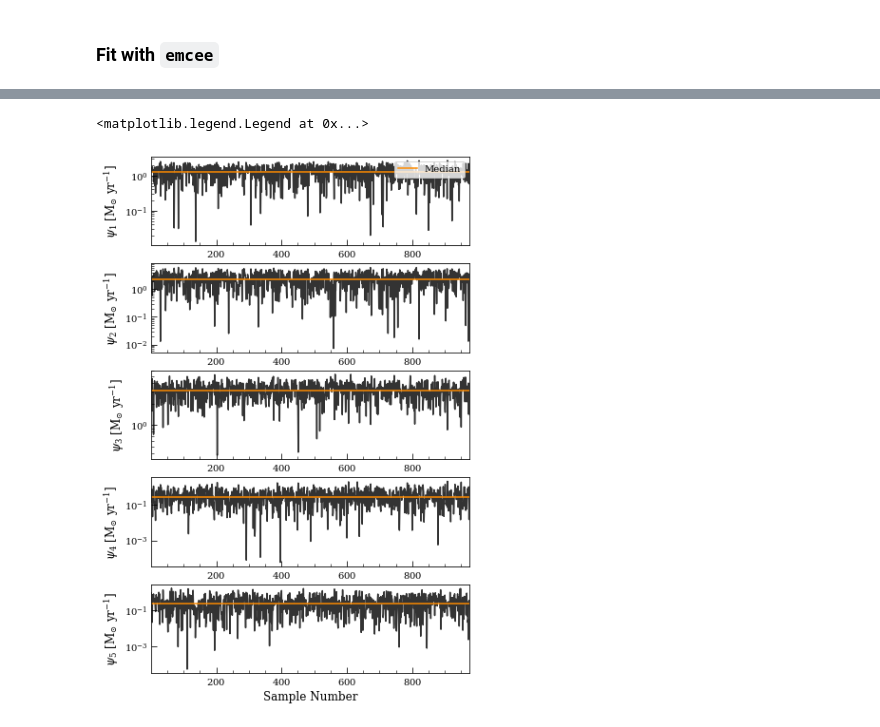
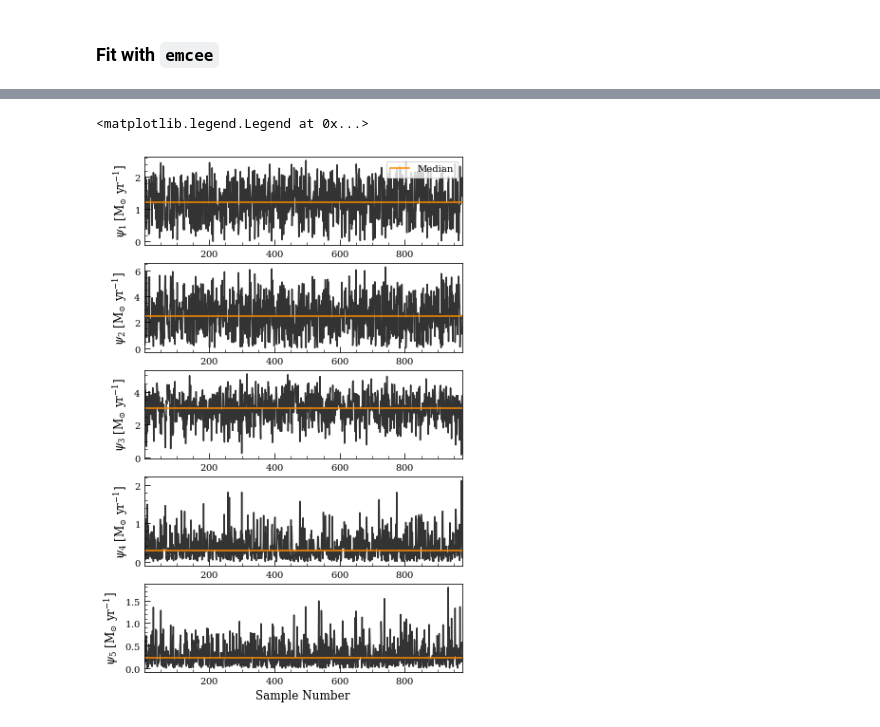
Before and after one commit to ebmonson/lightningpy, a Jupyter notebook: fit_ngc337_demo.ipynb, the cells around one changed output, grey strips where cells are left out. Drawn from its saved outputs; the diff is of its cells as text; code cells hidden in the pictures.

```diff
--- a/fit_ngc337_demo.ipynb
+++ b/fit_ngc337_demo.ipynb
@@ -101,21 +101,21 @@ logprob_chain = mcmc.get_log_prob(discard=1000, thin=300, flat=True)
 # %%
 fig, axs = plt.subplots(5,1, figsize=(6,10))
 
 t = np.arange(len(chain[:,0])) + 1
 for i in np.arange(5):
     axs[i].plot(t, chain[:,i], color='k', alpha=0.8)
     axs[i].axhline(np.median(chain[:,i]), color='darkorange', label='Median')
     #axs[i].axhline(1, color='dodgerblue', label='Truth')
     axs[i].set_ylabel(r'$\psi_%d\ [\rm M_{\odot}\ yr^{-1}]$' % (i + 1))
     axs[i].set_xlim(1,t[-1])
-    axs[i].set_yscale('log')
+    #axs[i].set_yscale('log')
 
 axs[4].set_xlabel('Sample Number')
 
 axs[0].legend(loc='upper right', frameon=True)
 # %% [output]
 <matplotlib.legend.Legend at 0x...>
-[figure, old version]
+[figure, new version]
 # %%
 labels = [r'$\psi_1$', r'$\psi_2$', r'$\psi_3$', r'$\psi_4$', r'$\psi_5$',
           r'$\tau_V$', r'$\delta$', r'$U_{\rm min}$', r'$\gamma$', r'$q_{\rm PAH}$']
```
Also changed, not shown: parts of 4 cells of this notebook, 4 other files.
